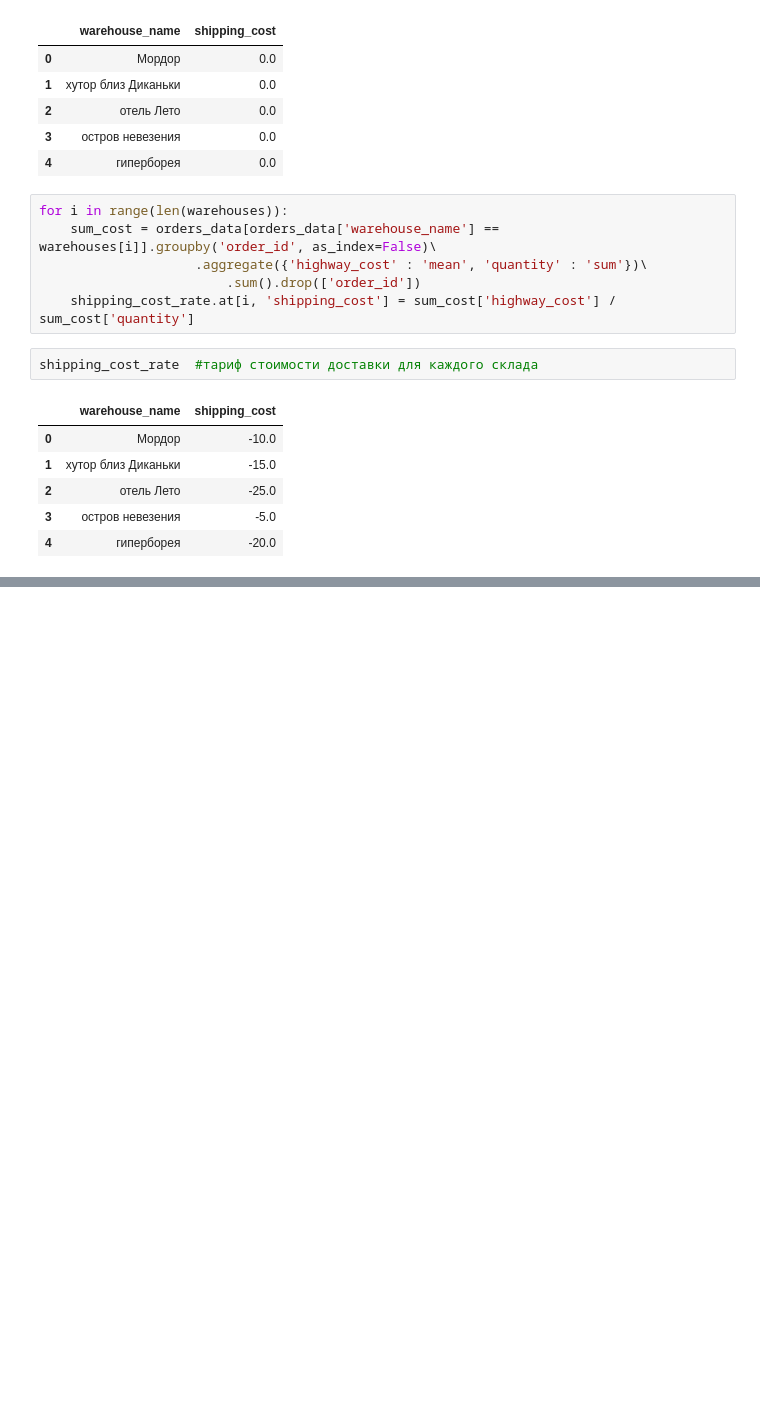
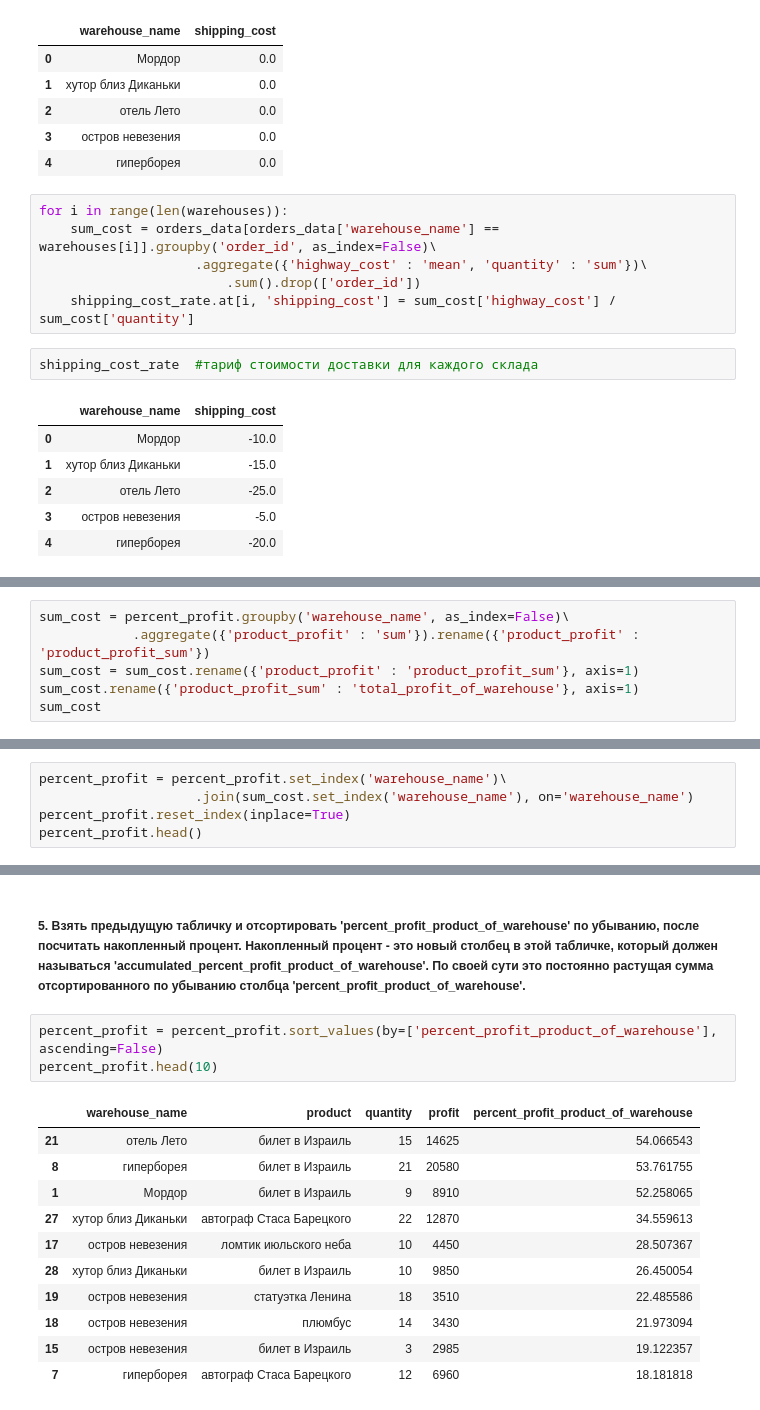
Before and after one commit to Mikholen/Job_interview, a Jupyter notebook: Собес.ipynb, the cells around one changed output, grey strips where cells are left out. Drawn from its saved outputs; the diff is of its cells as text; blank space fills up the shorter version.

```diff
--- a/Собес.ipynb
+++ b/Собес.ipynb
@@ -149,0 +183,6 @@ percent_profit_for_product_of_warehouse.head()
+# %%
+sum_cost = percent_profit.groupby('warehouse_name', as_index=False)\
+            .aggregate({'product_profit' : 'sum'}).rename({'product_profit' : 'product_profit_sum'})
+sum_cost = sum_cost.rename({'product_profit' : 'product_profit_sum'}, axis=1)
+sum_cost.rename({'product_profit_sum' : 'total_profit_of_warehouse'}, axis=1)
+sum_cost
@@ -149,0 +196,5 @@ percent_profit_for_product_of_warehouse.head()
+# %%
+percent_profit = percent_profit.set_index('warehouse_name')\
+                    .join(sum_cost.set_index('warehouse_name'), on='warehouse_name')
+percent_profit.reset_index(inplace=True)
+percent_profit.head()
@@ -149,0 +221,17 @@ percent_profit_for_product_of_warehouse.head()
+# %% [markdown]
+##### 5. Взять предыдущую табличку и отсортировать 'percent_profit_product_of_warehouse' по убыванию, после посчитать накопленный процент. Накопленный процент - это новый столбец в этой табличке, который должен называться 'accumulated_percent_profit_product_of_warehouse'. По своей сути это постоянно растущая сумма отсортированного по убыванию столбца 'percent_profit_product_of_warehouse'.
+# %%
+percent_profit = percent_profit.sort_values(by=['percent_profit_product_of_warehouse'], ascending=False)
+percent_profit.head(10)
+# %% [output]
+|  | warehouse_name | product | quantity | profit | percent_profit_product_of_warehouse |
+| 21 | отель Лето | билет в Израиль | 15 | 14625 | 54.066543 |
+| 8 | гиперборея | билет в Израиль | 21 | 20580 | 53.761755 |
+| 1 | Мордор | билет в Израиль | 9 | 8910 | 52.258065 |
+| 27 | хутор близ Диканьки | автограф Стаса Барецкого | 22 | 12870 | 34.559613 |
+| 17 | остров невезения | ломтик июльского неба | 10 | 4450 | 28.507367 |
+| 28 | хутор близ Диканьки | билет в Израиль | 10 | 9850 | 26.450054 |
+| 19 | остров невезения | статуэтка Ленина | 18 | 3510 | 22.485586 |
+| 18 | остров невезения | плюмбус | 14 | 3430 | 21.973094 |
+| 15 | остров невезения | билет в Израиль | 3 | 2985 | 19.122357 |
+| 7 | гиперборея | автограф Стаса Барецкого | 12 | 6960 | 18.181818 |
```
Also changed, not shown: parts of 15 cells of this notebook.
